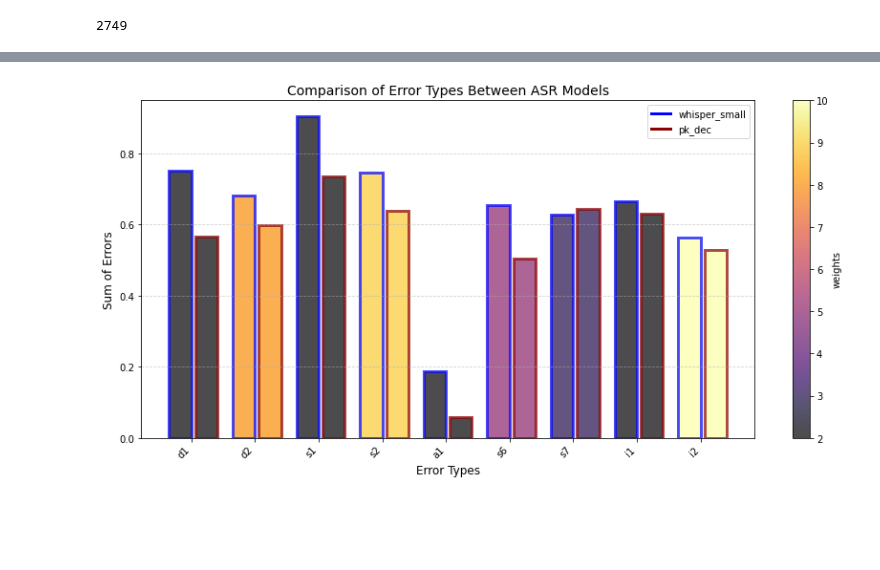
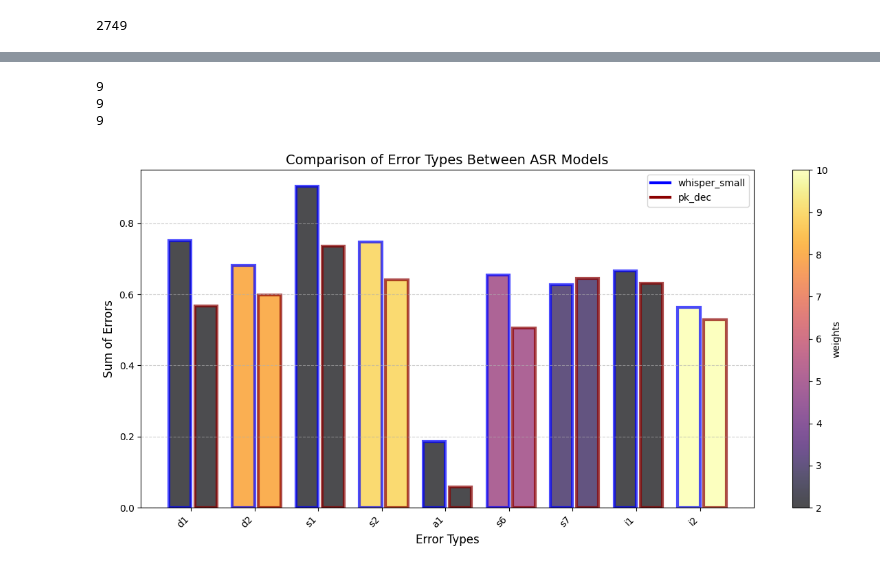
Before and after one commit to burki/asr-finetune, a Jupyter notebook: asr-classification/plot_error_types.ipynb, the cells around one changed output, grey strips where cells are left out. Saved outputs shown, nothing was run; the diff lists cells and outputs as text; code cells hidden in the pictures; blank space fills up the shorter version.

```diff
--- a/asr-classification/plot_error_types.ipynb
+++ b/asr-classification/plot_error_types.ipynb
@@ -100,0 +116,8 @@ df_error_types
+# %%
+print(len(error_types))
+print(len(model_1_scores))
+print(len(model_2_scores))
+# %% [output]
+9
+9
+9
@@ -101,43 +209,71 @@ df_error_types
 # %%
 import numpy as np
 import matplotlib.pyplot as plt
 
 # Visualization: Bar Plot
 x = np.arange(len(error_types))
 width = 0.35
 lw = 3
 
 # Normalize the weights to a range of 0 to 1 (for colormap)
 norm = plt.Normalize(min(weights.values()), max(weights.values()))
-colors = plt.cm.inferno(norm(list(weights.values())))  # Use the 'viridis' colormap
+colors = plt.cm.inferno(norm(list(weights.values())))  # "inferno" Colormap
 
 epsilon = 0.06
-plt.figure(figsize=(12, 6))
-plt.bar(x - width/2, model_1_scores, width, label='Model 1', edgecolor='blue', linewidth=lw,  alpha=0.7, color=colors)
-plt.bar(x + width/2 + epsilon, model_2_scores, width, label='Model 2',edgecolor='darkred', linewidth=lw, alpha=0.7, color=colors)
 
-# Add a colorbar to show the mapping
+# Erzeuge Figure und Axes
+fig, ax = plt.subplots(figsize=(12, 6))
+
+# Zeichne die Balken auf das Axes-Objekt
+ax.bar(
+    x - width/2,
+    model_1_scores,
+    width,
+    label='Model 1',
+    edgecolor='blue',
+    linewidth=lw,
+    alpha=0.7,
+    color=colors
+)
+
+ax.bar(
+    x + width/2 + epsilon,
+    model_2_scores,
+    width,
+    label='Model 2',
+    edgecolor='darkred',
+    linewidth=lw,
+    alpha=0.7,
+    color=colors
+)
+
+# Erzeuge eine Colorbar und "binde" sie an die Achse ax
 sm = plt.cm.ScalarMappable(cmap='inferno', norm=norm)
-sm.set_array([])
-plt.colorbar(sm, label='weights', alpha=0.7)
+sm.set_array([])  # benötigt für die Colorbar
+cbar = fig.colorbar(sm, ax=ax, label='weights', alpha=0.7)
 
-# Add labels, title, and legend
-plt.xlabel('Error Types', fontsize=12)
-plt.ylabel('Sum of Errors', fontsize=12)
-plt.title('Comparison of Error Types Between ASR Models', fontsize=14)
-plt.xticks(x, error_types, rotation=45, ha='right', fontsize=10)
-# Adjust the legend to show only the border colors
+# Achsenbeschriftungen, Titel und Ticks
+ax.set_xlabel('Error Types', fontsize=12)
+ax.set_ylabel('Sum of Errors', fontsize=12)
+ax.set_title('Comparison of Error Types Between ASR Models', fontsize=14)
+ax.set_xticks(x)
+ax.set_xticklabels(error_types, rotation=45, ha='right', fontsize=10)
+
+# Legend-Handles (nur Randfarbe sichtbar)
 legend_handles = [
     plt.Line2D([0], [0], color='blue', linewidth=lw, label=label_model_1),
     plt.Line2D([0], [0], color='darkred', linewidth=lw, label=label_model_2)
 ]
-plt.legend(handles=legend_handles)
-# plt.legend(fontsize=12)
-plt.tight_layout()
-plt.grid(axis='y', linestyle='--', alpha=0.6)
+ax.legend(handles=legend_handles)
+
+# Layout anpassen und Gitter aktivieren
+fig.tight_layout()
+ax.grid(axis='y', linestyle='--', alpha=0.6)
+
+# Plot anzeigen
 plt.show()
 # %% [output]
-[figure, old version]
+[figure, new version]
 # %%
 model_1_scores
 # %% [output]
```
Also changed, not shown: parts of 50 cells of this notebook.
